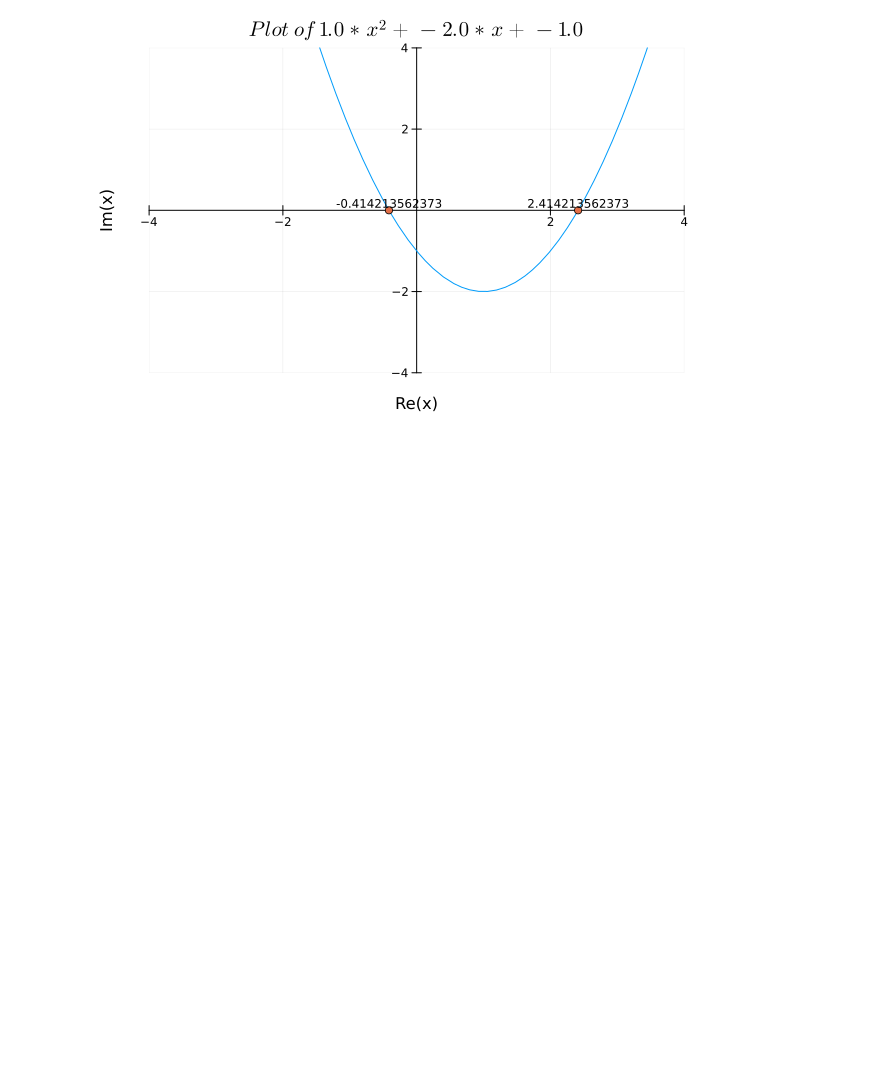
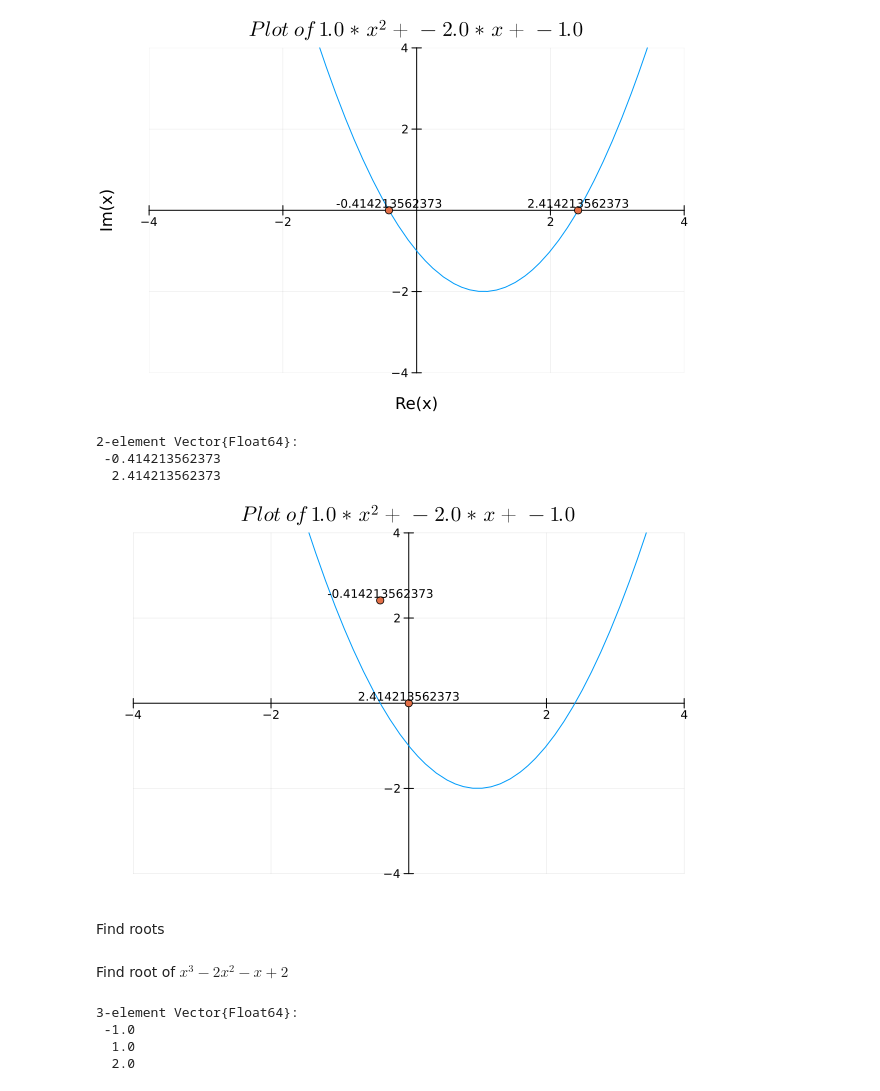
Before and after one commit to FourMInfo/Math_Foundations, a Jupyter notebook: notebooks/Basics.ipynb, the cells around one changed output. Cells and saved outputs as stored; diff of their text form; code cells hidden in the pictures; blank space fills up the shorter version.

```diff
--- a/notebooks/Basics.ipynb
+++ b/notebooks/Basics.ipynb
@@ -162,5 +164,28 @@ title!(L"Plot\ of %$a * x^%$n")
 # %%
 using IJulia, FileIO, ImageShow
-IJulia.display(FileIO.load("../plots/20241026-123029parabola.png"))
+IJulia.display(FileIO.load("plots/20241112-233142parabolaAMRVW.png"))
 # %% [output]
 [figure]
+# %%
+plot_parabola_roots_2(1.,-2.,-1.)
+# %% [output]
+2-element Vector{Float64}:
+ -0.414213562373
+  2.414213562373
+# %%
+using IJulia, FileIO, ImageShow
+IJulia.display(FileIO.load("plots/20241112-233813parabolaPoly.png"))
+# %% [output]
+[figure, added]
+# %% [markdown]
+Find roots
+# %% [markdown]
+Find root of $x^3 -2x^2 - x + 2$
+# %%
+using Polynomials
+round.(roots(Polynomial([2, -1, -2, 1], :x)), digits=3)
+# %% [output]
+3-element Vector{Float64}:
+ -1.0
+  1.0
+  2.0
```
Also changed, not shown: parts of 8 cells of this notebook, 4 other files.
